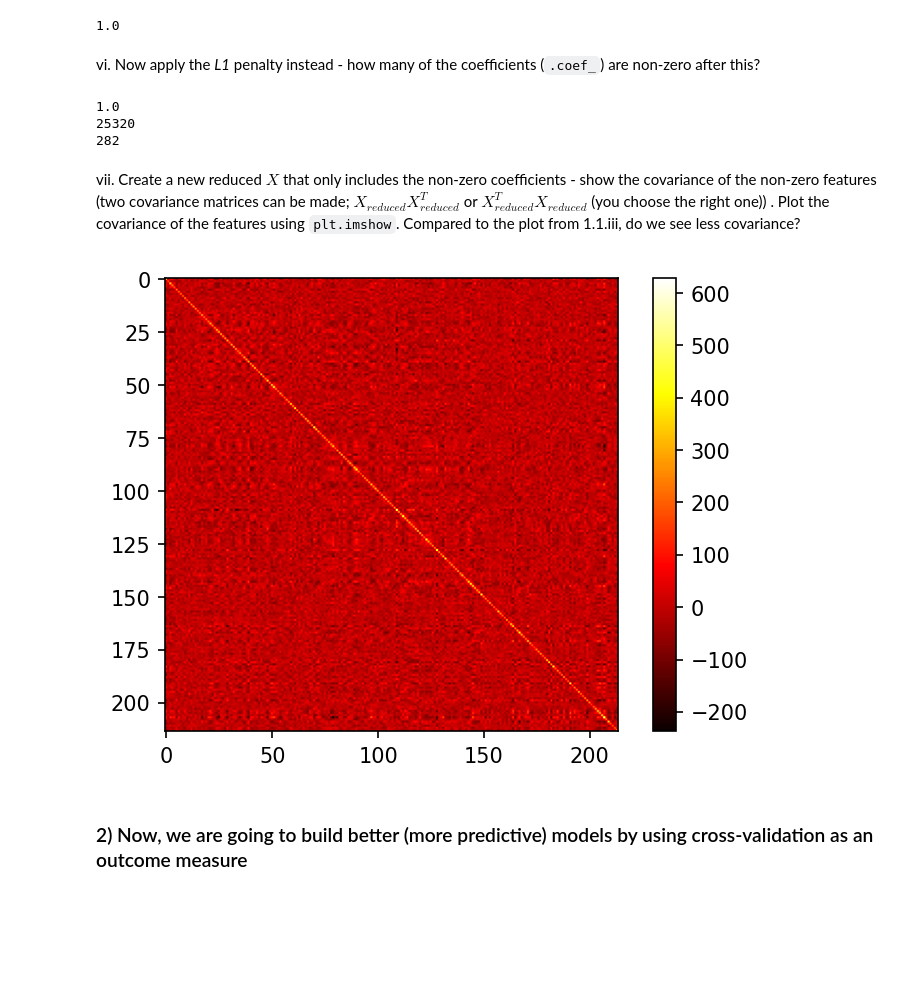
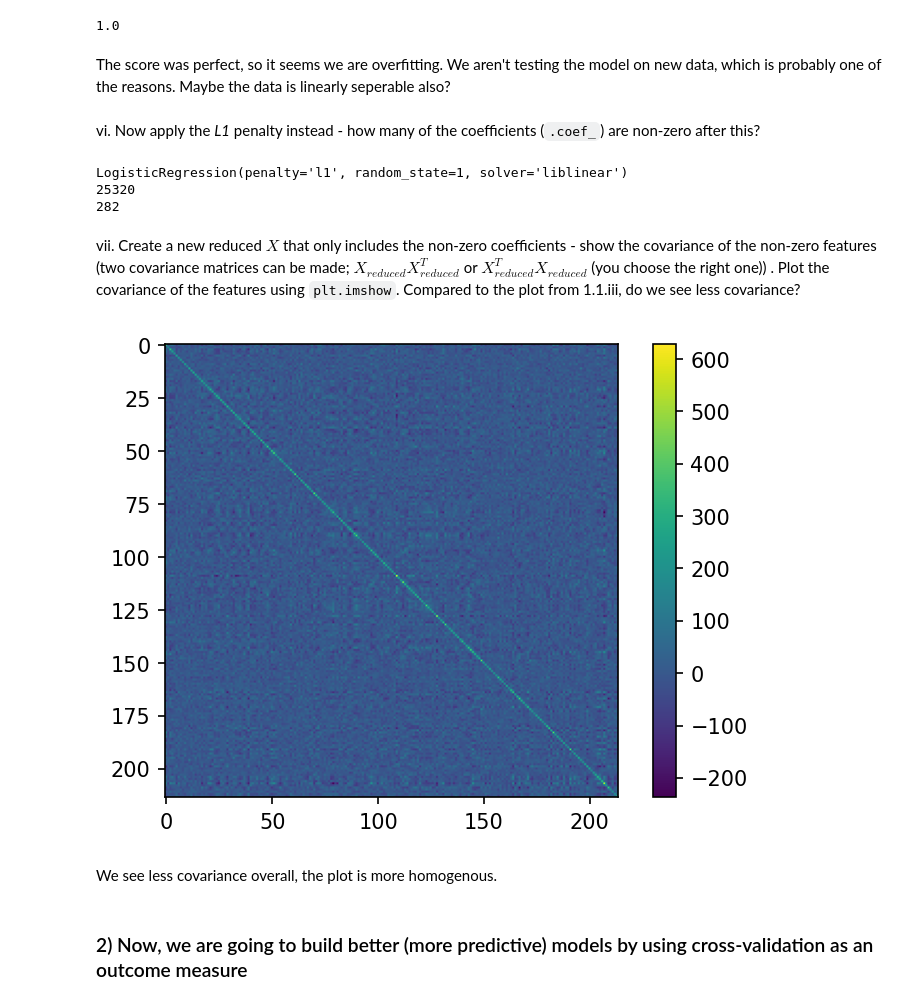
Before and after one commit to alekswael/github_methods_3, a Jupyter notebook: week_08/practical_exercise_8_ALEKSANDER_NOTEBOOK.ipynb, the cells around one changed output. Cells and saved outputs as stored; diff of their text form; code cells hidden in the pictures; blank space fills up the shorter version.

```diff
--- a/week_08/practical_exercise_8_ALEKSANDER_NOTEBOOK.ipynb
+++ b/week_08/practical_exercise_8_ALEKSANDER_NOTEBOOK.ipynb
@@ -198,19 +192,21 @@ v. Use the `score` method of `LogisticRegression` to find out how many labels we
 print(logR.score(X_1_2_scaled, y_1_2))
 # %% [output]
 1.0
+# %% [markdown]
+The score was perfect, so it seems we are overfitting. We aren't testing the model on new data, which is probably one of the reasons. Maybe the data is linearly seperable also?
 # %% [markdown]
 vi. Now apply the _L1_ penalty instead - how many of the coefficients (`.coef_`) are non-zero after this?
 # %%
+# Fitting
 logR = LogisticRegression(penalty="l1", solver='liblinear', random_state=1) # With regularization
-logR.fit(X_1_2_scaled, y_1_2)
-print(logR.score(X_1_2_scaled, y_1_2))
+fit1 = logR.fit(X_1_2_scaled, y_1_2)
+print(fit1)
 
-fit1 = logR.fit(X_1_2_scaled, y_1_2)
-
+# Finding nonzero coefs
 print(np.sum(fit1.coef_ == 0))
-print(np.sum(fit1.coef_ != 0)) # = 217 coefs were nonzero
+print(np.sum(fit1.coef_ != 0)) # 282 coefs were nonzero
 # %% [output]
-1.0
+LogisticRegression(penalty='l1', random_state=1, solver='liblinear')
 25320
 282
 # %% [markdown]
@@ -218,18 +214,20 @@ vii. Create a new reduced $X$ that only includes the non-zero coefficients - sho
 # %%
 coefs = logR.coef_.flatten()
 non_zero = coefs != 0
 X_reduced = X_1_2_scaled[:, non_zero]
 
 # Non-zero coefficients covariance matrix
 coef_covar = X_reduced @ np.transpose(X_reduced)
 
 plt.close("all")
 plt.figure()
-plt.imshow(coef_covar, cmap = "hot")
+plt.imshow(coef_covar)
 plt.colorbar()
 plt.show()
 # %% [output]
-[figure, old version]
+[figure, new version]
+# %% [markdown]
+We see less covariance overall, the plot is more homogenous.
 # %% [markdown]
 ### 2) Now, we are going to build better (more predictive) models by using cross-validation as an outcome measure
 # %% [markdown]
```
Also changed, not shown: parts of 21 cells of this notebook, 1 other file.
